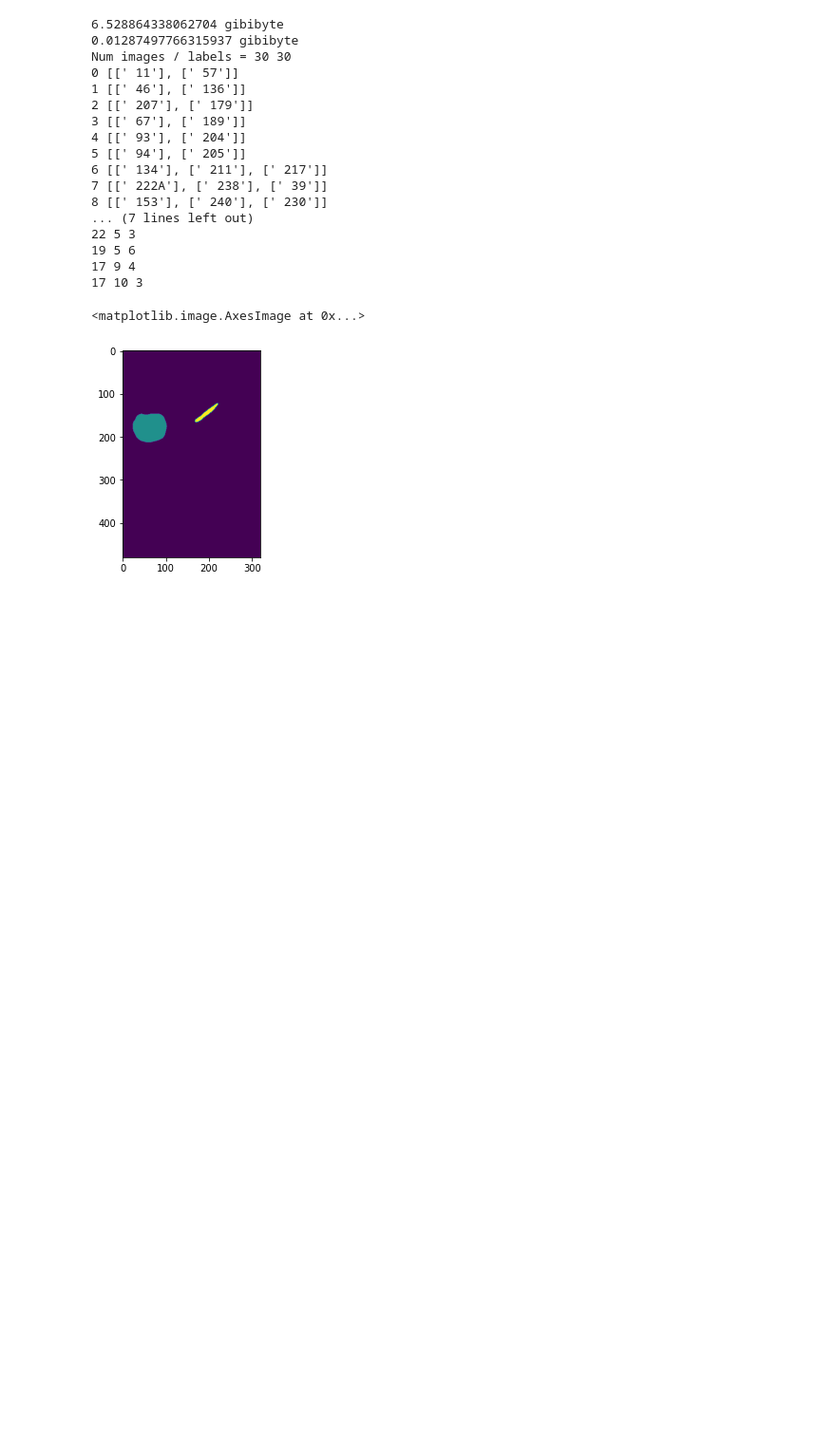
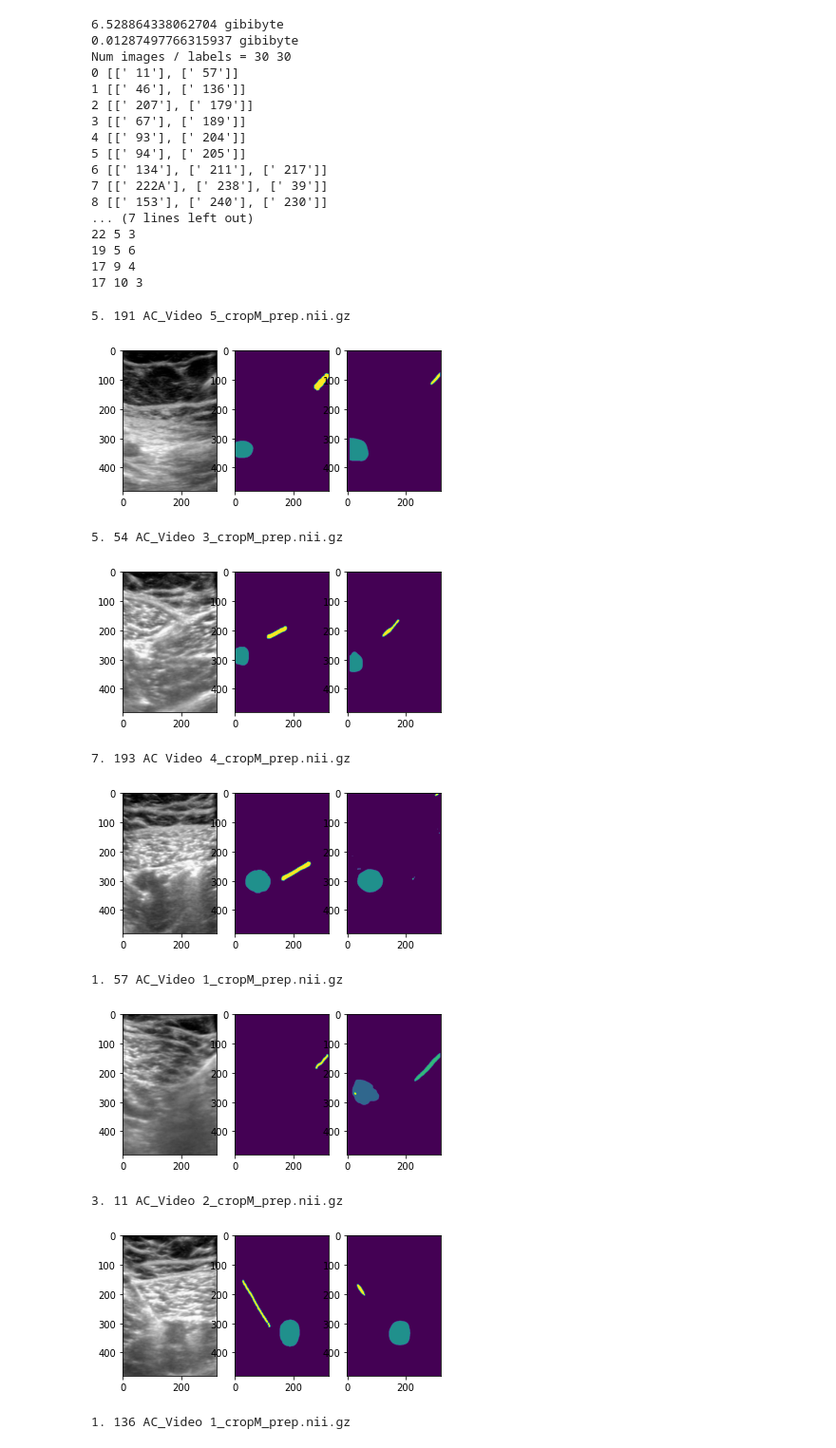
Before and after one commit to KitwareMedical/itkARGUS-DARPA-POCUS_AI-Archive, a Jupyter notebook: PNB/Experiments/ARUNet-Needle/ARUNet-ARGUS_Final.ipynb, the cells around one changed output. Shown at 95% size. Saved outputs shown, nothing was run; the diff lists cells and outputs as text; code cells hidden in the pictures; blank space fills up the shorter version.

```diff
--- a/PNB/Experiments/ARUNet-Needle/ARUNet-ARGUS_Final.ipynb
+++ b/PNB/Experiments/ARUNet-Needle/ARUNet-ARGUS_Final.ipynb
@@ -42,7 +42,8 @@ vectoritkImageF4 not loaded from module TubeTK because of exception:
  module 'itk.TubeTKPython' has no attribute 'vectoritkImageF4'
 # %%
 nnet_artery = ARGUS_Needle_Network(use_needle_settings=False)
-nnet_artery.results_dirname = "Results-Artery-2022.08.21-Full"
+nnet_artery.num_slices = 32
+nnet_artery.results_dirname = "Results-Artery-2022.08.22-Partial"
 nnet_artery.setup_vfold_files(img_dir, anno_dir)
 # %% [output]
 6.528864338062704 gibibyte
@@ -70,5 +72,27 @@ labelmaps_artery = nnet_artery.classify_vfold(model_type="best", run_ids=[0,1],
-# %%
-plt.imshow(rotate(labelmaps_needle[1]*2+labelmaps_artery[1],270))
-# %% [output]
-<matplotlib.image.AxesImage at 0x...>
-[figure, removed]
+# %%
+for vfn in [0,1,2,5,6,7]:
+    nnet_needle.setup_testing_vfold(vfold_num=vfn)
+    needle_filenames,needle_test_images,needle_test_labelmaps,needle_labelmaps_predicted = nnet_needle.classify_vfold(model_type="best", run_ids=[0,1], device_num=0)
+    nnet_artery.setup_testing_vfold(vfold_num=vfn)
+    artery_filenames,artery_test_images,artery_test_labelmaps,artery_labelmaps_predicted = nnet_artery.classify_vfold(model_type="best", run_ids=[0,1], device_num=0)
+    for img_num in range(len(artery_labelmaps_predicted)):
+        print(artery_filenames[img_num])
+        plt.subplot(1,3,1)
+        plt.imshow(rotate(needle_test_images[img_num][0],270),cmap="gray")
+        plt.subplot(1,3,2)
+        plt.imshow(rotate(needle_test_labelmaps[img_num][0]*2+artery_test_labelmaps[img_num][0],270))
+        plt.subplot(1,3,3)
+        plt.imshow(rotate(needle_labelmaps_predicted[img_num]*2+artery_labelmaps_predicted[img_num],270))
+        plt.show()
+# %% [output]
+5. 191 AC_Video 5_cropM_prep.nii.gz
+[figure, added]
+5. 54 AC_Video 3_cropM_prep.nii.gz
+[figure, added]
+7. 193 AC Video 4_cropM_prep.nii.gz
+[figure, added]
+1. 57 AC_Video 1_cropM_prep.nii.gz
+[figure, added]
+3. 11 AC_Video 2_cropM_prep.nii.gz
+[figure, added]
+1. 136 AC_Video 1_cropM_prep.nii.gz
```
Also changed, not shown: parts of 7 cells of this notebook, 4 other files.
